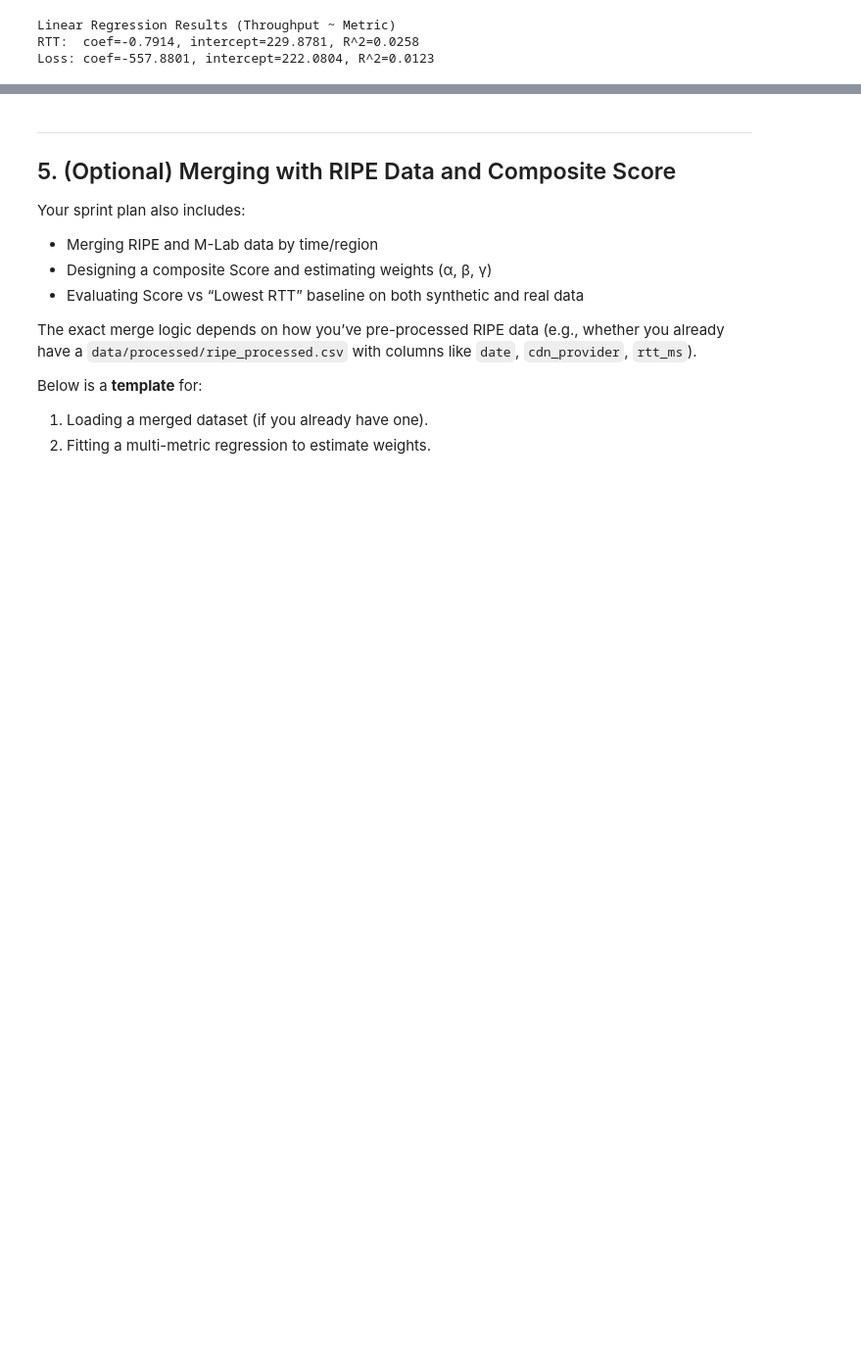
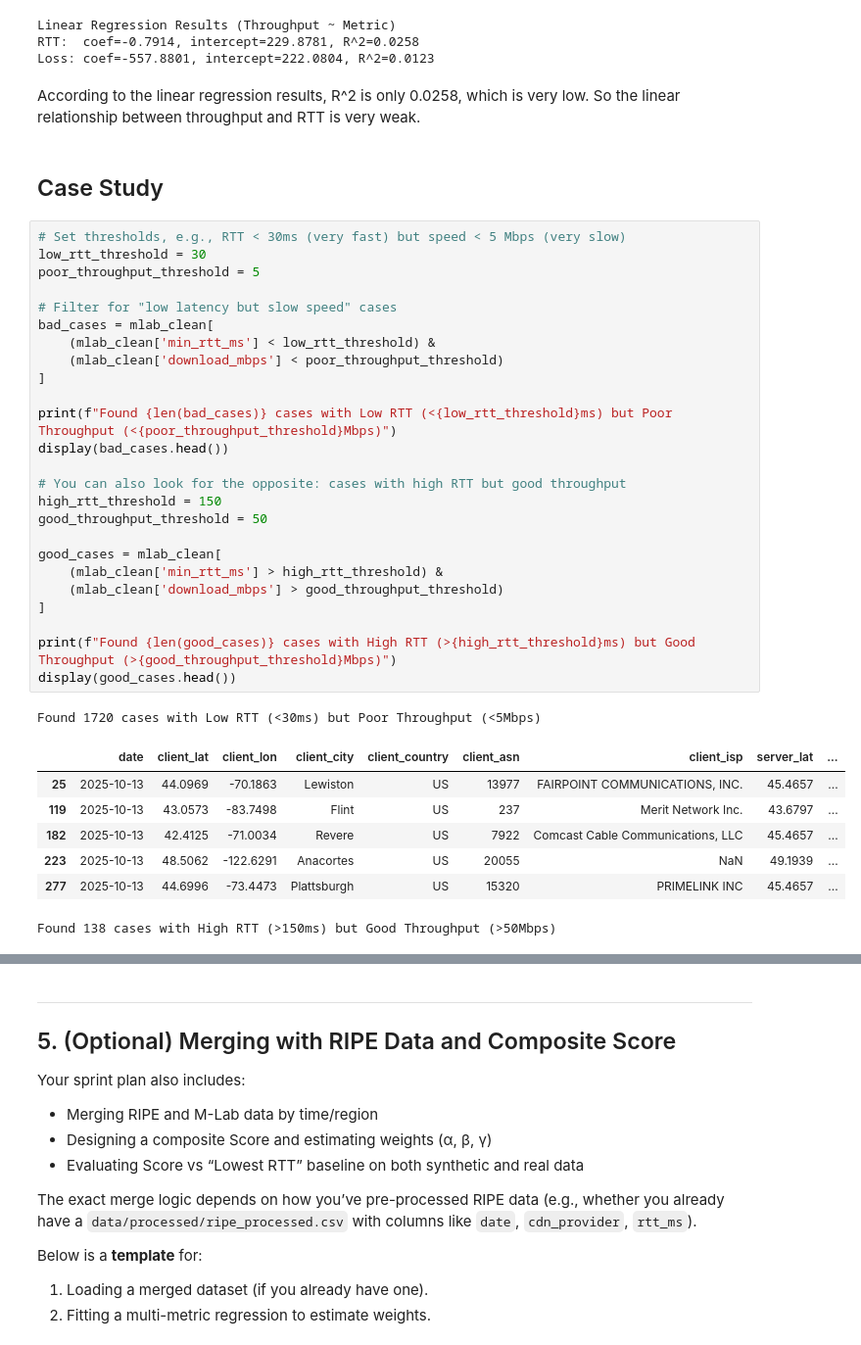
Before and after one commit to shenxingy/cdn-multimetric-selection, a Jupyter notebook: notebooks/exploratory/cdn_multimetric_analysis.ipynb, the cells around one changed output, grey strips where cells are left out. Shown at 98% size. Drawn from its saved outputs; the diff is of its cells as text; blank space fills up the shorter version.

```diff
--- a/notebooks/exploratory/cdn_multimetric_analysis.ipynb
+++ b/notebooks/exploratory/cdn_multimetric_analysis.ipynb
@@ -264,3 +264,41 @@ print(f"Loss: coef={model_loss.coef_[0]:.4f}, intercept={model_loss.intercept_:.
 Linear Regression Results (Throughput ~ Metric)
 RTT:  coef=-0.7914, intercept=229.8781, R^2=0.0258
 Loss: coef=-557.8801, intercept=222.0804, R^2=0.0123
+# %% [markdown]
+According to the linear regression results, R^2 is only 0.0258, which is very low. So the linear relationship between throughput and RTT is very weak.
+# %% [markdown]
+## Case Study
+# %%
+# Set thresholds, e.g., RTT < 30ms (very fast) but speed < 5 Mbps (very slow)
+low_rtt_threshold = 30
+poor_throughput_threshold = 5
+
+# Filter for "low latency but slow speed" cases
+bad_cases = mlab_clean[
+    (mlab_clean['min_rtt_ms'] < low_rtt_threshold) &
+    (mlab_clean['download_mbps'] < poor_throughput_threshold)
+]
+
+print(f"Found {len(bad_cases)} cases with Low RTT (<{low_rtt_threshold}ms) but Poor Throughput (<{poor_throughput_threshold}Mbps)")
+display(bad_cases.head())
+
+# You can also look for the opposite: cases with high RTT but good throughput
+high_rtt_threshold = 150
+good_throughput_threshold = 50
+
+good_cases = mlab_clean[
+    (mlab_clean['min_rtt_ms'] > high_rtt_threshold) &
+    (mlab_clean['download_mbps'] > good_throughput_threshold)
+]
+
+print(f"Found {len(good_cases)} cases with High RTT (>{high_rtt_threshold}ms) but Good Throughput (>{good_throughput_threshold}Mbps)")
+display(good_cases.head())
+# %% [output]
+Found 1720 cases with Low RTT (<30ms) but Poor Throughput (<5Mbps)
+|  | date | client_lat | client_lon | client_city | client_country | client_asn | client_isp | server_lat | ... |
+| 25 | 2025-10-13 | 44.0969 | -70.1863 | Lewiston | US | 13977 | FAIRPOINT COMMUNICATIONS, INC. | 45.4657 | ... |
+| 119 | 2025-10-13 | 43.0573 | -83.7498 | Flint | US | 237 | Merit Network Inc. | 43.6797 | ... |
+| 182 | 2025-10-13 | 42.4125 | -71.0034 | Revere | US | 7922 | Comcast Cable Communications, LLC | 45.4657 | ... |
+| 223 | 2025-10-13 | 48.5062 | -122.6291 | Anacortes | US | 20055 | NaN | 49.1939 | ... |
+| 277 | 2025-10-13 | 44.6996 | -73.4473 | Plattsburgh | US | 15320 | PRIMELINK INC | 45.4657 | ... |
+Found 138 cases with High RTT (>150ms) but Good Throughput (>50Mbps)
```
Also changed, not shown: parts of 6 cells of this notebook, 1 other file.
